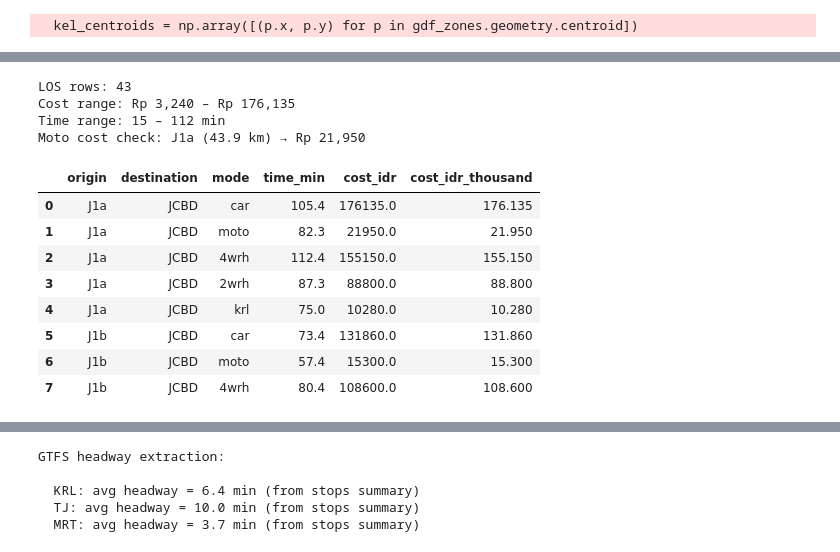
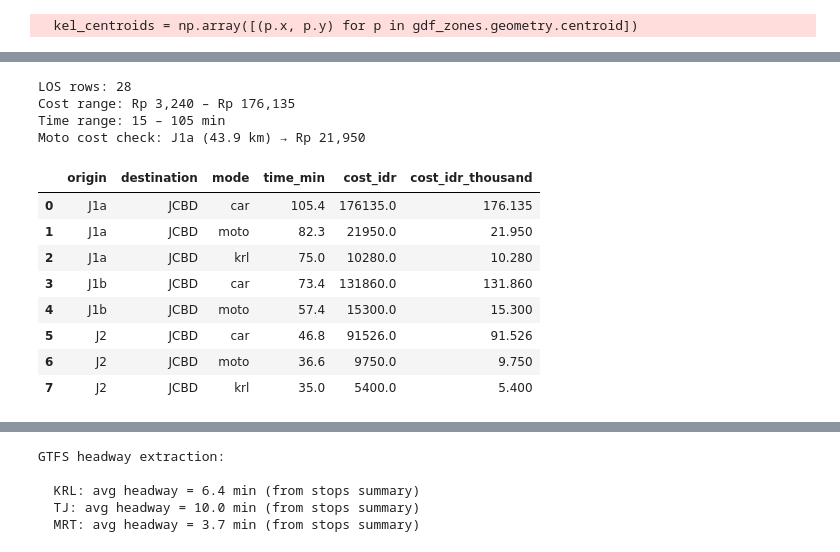
Before and after one commit to dhaneswaramandrasa/Jabodetabek-Transit-Equity-Mapper, a Jupyter notebook: notebooks/trans-eng-final/01_data_prep.ipynb, the cells around one changed output, grey strips where cells are left out. Drawn from its saved outputs; the diff is of its cells as text; code cells hidden in the pictures.

```diff
--- a/notebooks/trans-eng-final/01_data_prep.ipynb
+++ b/notebooks/trans-eng-final/01_data_prep.ipynb
@@ -412,25 +406,25 @@ Mode availability (from GTFS transit stop inventory):
 # but the mode is reachable by walking)
 
 # J1a (Kota Bogor): KRL is available (Bogor station) — should be detected from stops
-# J2 (Kota Bekasi): TJ, LRT should be detected; KRL from Bekasi station
+# J2 (Kota Bekasi): TJ should be detected; KRL from Bekasi station
 # J3a (BSD): KRL (Serpong/Rawa Buntu stations) should be detected
 # J5 (South Jakarta): MRT should be detected
 
 # Print what was found vs what we expect from geographic knowledge
 EXPECTED = {
-    "J1a": {"krl": True, "tj": False, "royal": False, "lrt": False, "mrt": False},
-    "J1b": {"krl": False, "tj": False, "royal": False, "lrt": False, "mrt": False},
-    "J2":  {"krl": True, "tj": True, "royal": True, "lrt": True, "mrt": False},
-    "J3a": {"krl": True, "tj": False, "royal": True, "lrt": False, "mrt": False},
-    "J3b": {"krl": False, "tj": True, "royal": True, "lrt": False, "mrt": False},
-    "J4":  {"krl": True, "tj": True, "royal": True, "lrt": False, "mrt": False},
-    "J5":  {"krl": True, "tj": True, "royal": False, "lrt": False, "mrt": True},
+    "J1a": {"krl": True, "tj": False, "royal": False, "mrt": False},
+    "J1b": {"krl": False, "tj": False, "royal": False, "mrt": False},
+    "J2":  {"krl": True, "tj": True, "royal": True, "mrt": False},
+    "J3a": {"krl": True, "tj": False, "royal": True, "mrt": False},
+    "J3b": {"krl": False, "tj": True, "royal": True, "mrt": False},
+    "J4":  {"krl": True, "tj": True, "royal": True, "mrt": False},
+    "J5":  {"krl": True, "tj": True, "royal": False, "mrt": True},
 }
 
 print("Availability check — GTFS-detected vs geographic expectation:\n")
 mismatches = []
 for z in ZONE_ORDER:
-    for mode in ["krl", "tj", "royal", "lrt", "mrt"]:
+    for mode in ["krl", "tj", "royal", "mrt"]:
         detected = df_avail.loc[z, mode]
         expected = EXPECTED[z][mode]
         if detected != expected:
@@ -546,14 +534,6 @@ for z in ZONE_ORDER:
     t_moto = estimate_moto_time(d)
     c_moto = MOTO_FUEL_COST_PER_KM * d  # fuel only, Rp 500/km
 
-    # 4WRH — car time + 7 min wait; cost = per-km + booking
-    t_4wrh = t_car + 7
-    c_4wrh = 3500 * d + 1500
-
-    # 2WRH — moto time + 5 min wait; cost = per-km + booking
-    t_2wrh = t_moto + 5
-    c_2wrh = 2000 * d + 1000
-
     # KRL — effective speed ~35 km/h on Bodetabek corridors (stops included)
     # Cost: Rp 5,000–8,000 depending on distance (KCI published fare)
     t_krl = estimate_transit_time(d, 35) if d > 0 else 35
@@ -580,12 +560,6 @@ for z in ZONE_ORDER:
         t_royal = t_royal + 25
         c_royal = c_royal + 9_000
 
-    # LRT — effective speed ~30 km/h (grade-separated, modern)
-    # Available only in J2 (Bekasi corridor)
-    t_lrt = estimate_transit_time(d, 30)
-    t_lrt = round(t_lrt / 5) * 5
-    c_lrt = 5_000  # flat fare
-
     # MRT — effective speed ~35 km/h (fully grade-separated)
     # Available only in J5 (South Jakarta)
     t_mrt = estimate_transit_time(d, 35)
@@ -593,45 +567,42 @@ for z in ZONE_ORDER:
     c_mrt = 3_000 + 300 * d  # distance-based, Rp 3k base + Rp 300/km
     c_mrt = min(c_mrt, 14_000)
 
-    # Assemble rows for available modes only
+    # Assemble rows for available modes only (6 modes)
     mode_data = [
         ("car", t_car, c_car),
         ("moto", t_moto, c_moto),
-        ("4wrh", t_4wrh, c_4wrh),
-        ("2wrh", t_2wrh, c_2wrh),
         ("krl", t_krl, c_krl),
         ("tj", t_tj, c_tj),
         ("royal", t_royal, c_royal),
-        ("lrt", t_lrt, c_lrt),
         ("mrt", t_mrt, c_mrt),
     ]
 
     for mode, t, c in mode_data:
         if df_avail.loc[z, mode]:
             LOS_ROWS.append((z, "JCBD", mode, round(t, 1), round(c, 0)))
 
 df_skim = pd.DataFrame(LOS_ROWS, columns=["origin", "destination", "mode", "time_min", "cost_idr"])
 df_skim["cost_idr_thousand"] = (df_skim["cost_idr"] / 1000).round(3)
 
 print(f"LOS rows: {len(df_skim)}")
 print(f"Cost range: Rp {df_skim['cost_idr'].min():,.0f} – Rp {df_skim['cost_idr'].max():,.0f}")
 print(f"Time range: {df_skim['time_min'].min():.0f} – {df_skim['time_min'].max():.0f} min")
 print(f"Moto cost check: J1a (43.9 km) → Rp {MOTO_FUEL_COST_PER_KM * zone_dist['J1a']:,.0f}")
 df_skim.head(8)
 # %% [output]
-LOS rows: 43
+LOS rows: 28
 Cost range: Rp 3,240 – Rp 176,135
-Time range: 15 – 112 min
+Time range: 15 – 105 min
 Moto cost check: J1a (43.9 km) → Rp 21,950
 |  | origin | destination | mode | time_min | cost_idr | cost_idr_thousand |
 | 0 | J1a | JCBD | car | 105.4 | 176135.0 | 176.135 |
 | 1 | J1a | JCBD | moto | 82.3 | 21950.0 | 21.950 |
-| 2 | J1a | JCBD | 4wrh | 112.4 | 155150.0 | 155.150 |
-| 3 | J1a | JCBD | 2wrh | 87.3 | 88800.0 | 88.800 |
-| 4 | J1a | JCBD | krl | 75.0 | 10280.0 | 10.280 |
-| 5 | J1b | JCBD | car | 73.4 | 131860.0 | 131.860 |
-| 6 | J1b | JCBD | moto | 57.4 | 15300.0 | 15.300 |
-| 7 | J1b | JCBD | 4wrh | 80.4 | 108600.0 | 108.600 |
+| 2 | J1a | JCBD | krl | 75.0 | 10280.0 | 10.280 |
+| 3 | J1b | JCBD | car | 73.4 | 131860.0 | 131.860 |
+| 4 | J1b | JCBD | moto | 57.4 | 15300.0 | 15.300 |
+| 5 | J2 | JCBD | car | 46.8 | 91526.0 | 91.526 |
+| 6 | J2 | JCBD | moto | 36.6 | 9750.0 | 9.750 |
+| 7 | J2 | JCBD | krl | 35.0 | 5400.0 | 5.400 |
 # %%
 # Pivot for side-by-side comparison
 time_pivot = df_skim.pivot(index="origin", columns="mode", values="time_min")
```
Also changed, not shown: parts of 14 cells of this notebook, 4 other files.
